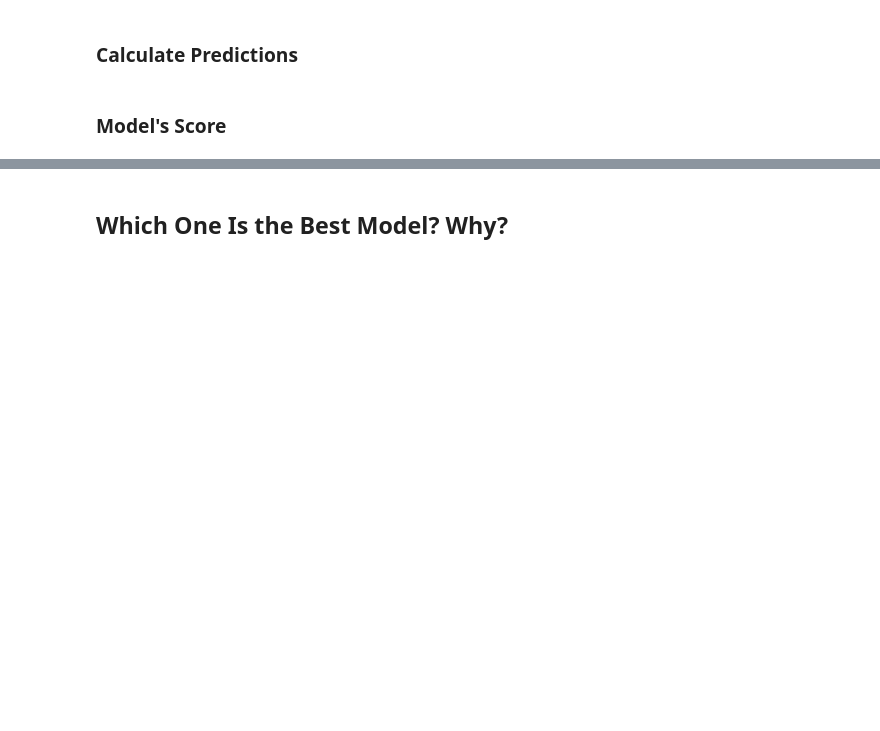
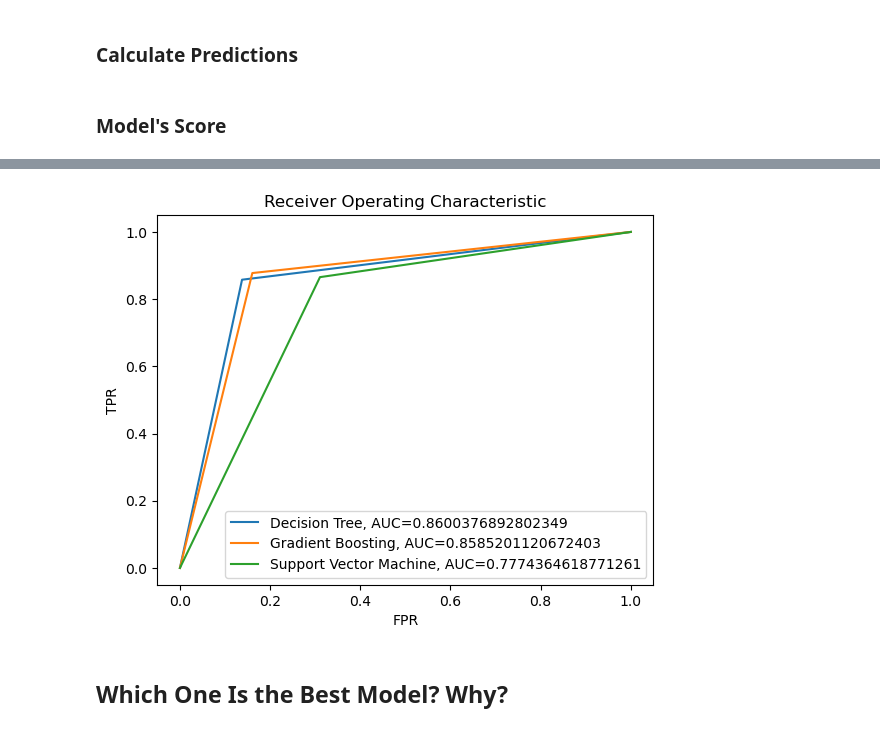
Before and after one commit to toluwabori/resolving-machine-learning-python, a Jupyter notebook: 02_The Decision Tree & Supervised Classification Models/02D_decision-tree_practice_blank.ipynb, the cells around one changed output, grey strips where cells are left out. Cells and saved outputs as stored; diff of their text form; code cells hidden in the pictures; blank space fills up the shorter version.

```diff
--- a/02_The Decision Tree & Supervised Classification Models/02D_decision-tree_practice_blank.ipynb
+++ b/02_The Decision Tree & Supervised Classification Models/02D_decision-tree_practice_blank.ipynb
@@ -249,4 +306,6 @@ CM.plot();
 # %% [markdown]
 ### Calculate Predictions
+# %%
+df_pre['pred_rfc'] = model_rfc.predict(X=features)
 # %% [markdown]
 ### Model's Score
@@ -255,2 +320,6 @@ CM.plot();
+# %%
+model_svc = SVC()
 # %% [markdown]
 ### Fit the Model
+# %%
+model_svc.fit(X=features, y=target)
@@ -257,4 +328,6 @@ CM.plot();
 # %% [markdown]
 ### Calculate Predictions
+# %%
+df_pre['pred_svc'] = model_svc.predict(X=features)
 # %% [markdown]
 ### Model's Score
@@ -261,3 +356,45 @@ CM.plot();
+# %%
+import matplotlib.pyplot as plt
+import numpy as np
+from sklearn import metrics
+y = df_pre.internet_usage
+pred = df_pre.pred_dt
+fpr, tpr, thresholds = metrics.roc_curve(y, pred)
+roc_auc = metrics.auc(fpr, tpr)
+display = metrics.RocCurveDisplay(fpr=fpr, tpr=tpr, roc_auc=roc_auc,
+                                  estimator_name='example estimator')
+plt.plot(fpr,tpr,label="Decision Tree, AUC="+str(roc_auc))
+
+
+
+
+y = df_pre.internet_usage
+pred = df_pre.pred_rfc
+fpr, tpr, thresholds = metrics.roc_curve(y, pred)
+roc_auc = metrics.auc(fpr, tpr)
+display = metrics.RocCurveDisplay(fpr=fpr, tpr=tpr, roc_auc=roc_auc,
+                                  estimator_name='example estimator')
+plt.plot(fpr,tpr,label="Gradient Boosting, AUC="+str(roc_auc))
+
+
+
+
+
+y = df_pre.internet_usage
+pred = df_pre.pred_svc
+fpr, tpr, thresholds = metrics.roc_curve(y, pred)
+roc_auc = metrics.auc(fpr, tpr)
+display = metrics.RocCurveDisplay(fpr=fpr, tpr=tpr, roc_auc=roc_auc,
+                                  estimator_name='example estimator')
+plt.plot(fpr,tpr,label="Support Vector Machine, AUC="+str(roc_auc))
+
+plt.legend()
+plt.xlabel("FPR")
+plt.ylabel("TPR")
+plt.title('Receiver Operating Characteristic')
+plt.show()
+# %% [output]
+[figure, added]
 # %% [markdown]
 ## Which One Is the Best Model? Why?
 # %% [markdown]
```
Also changed, not shown: parts of 29 cells of this notebook, 1 other file.
